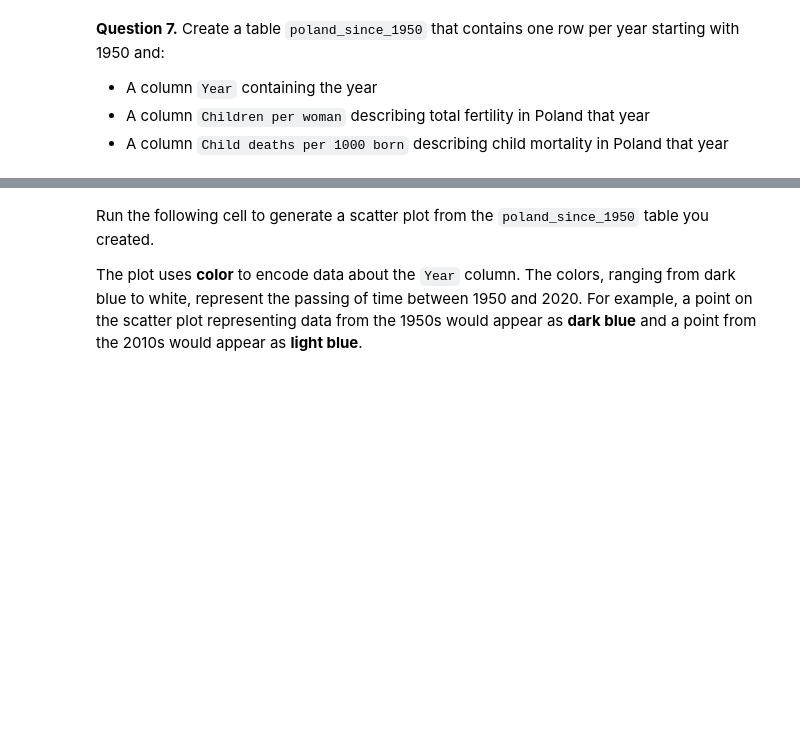
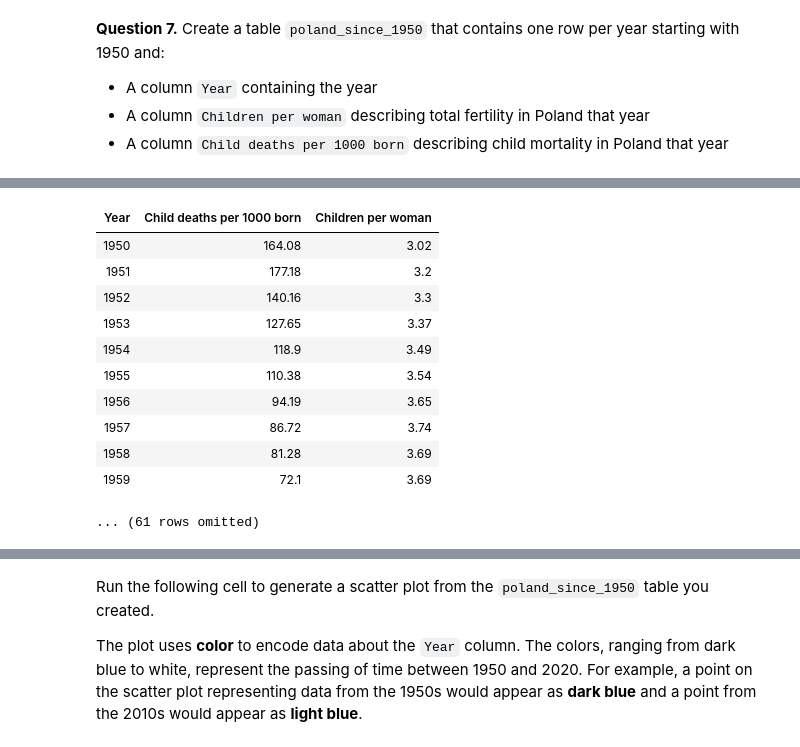
Before and after one commit to AndrewClough05/Intro-to-Data-Analytics-2.0, a Jupyter notebook: project1/project1/project1.ipynb, the cells around one changed output, grey strips where cells are left out. Drawn from its saved outputs; the diff is of its cells as text; code cells hidden in the pictures; blank space fills up the shorter version.

```diff
--- a/project1/project1/project1.ipynb
+++ b/project1/project1/project1.ipynb
@@ -250,11 +250,16 @@ _Hint_: Read about `tbl.relabeled` in the [Python Reference](https://www.data8.o
 # %%
 def fertility_over_time(country_code, start):
     """Create a two-column table that describes a country's total fertility rate each year."""
-    fertility_over_time = fertility.column("country_code")
+    fertility_over_time1 = fertility.where("geo",country_code).where("time",are.above_or_equal_to(start))
+    fertility_over_time2 = fertility_over_time1.drop("geo")
+    fertility_over_time = fertility_over_time2.relabeled("time","Year").relabeled("children_per_woman_total_fertility","Children per woman")
+
+
+
     return fertility_over_time
     ...
 
-
-poland_code = "pol"
+#children_per_woman_total_fertility
+poland_code = "usa"
 fertility_over_time(poland_code, 1950)
 # %% [output]
@@ -284,9 +319,26 @@ It has been [observed](https://www.ageing.ox.ac.uk/download/143) that lower fert
 # %%
 pol_fertility = fertility_over_time(poland_code, 1950)  # Try starting with the table you built already!
 # It's a good idea (but not required) to use multiple lines in your solution.
-pol_child_mortality = ...
-pol_fertility_and_child_mortality = ...
-poland_since_1950 = ...
+pol_child_mortality1 = child_mortality.where("geo","pol")
+pol_child_mortality2 = pol_child_mortality1.where("time",are.above_or_equal_to(1950))
+pol_child_mortality3 = pol_child_mortality2.drop("geo").relabeled("time","Year")
+
+pol_fertility_and_child_mortality = pol_child_mortality3.join("Year", pol_fertility)
+pol_fertility_and_child_mortality
+poland_since_1950 = pol_fertility_and_child_mortality.relabel("child_mortality_under_5_per_1000_born","Child deaths per 1000 born")
 poland_since_1950
+# %% [output]
+| Year | Child deaths per 1000 born | Children per woman |
+| 1950 | 164.08 | 3.02 |
+| 1951 | 177.18 | 3.2 |
+| 1952 | 140.16 | 3.3 |
+| 1953 | 127.65 | 3.37 |
+| 1954 | 118.9 | 3.49 |
+| 1955 | 110.38 | 3.54 |
+| 1956 | 94.19 | 3.65 |
+| 1957 | 86.72 | 3.74 |
+| 1958 | 81.28 | 3.69 |
+| 1959 | 72.1 | 3.69 |
+... (61 rows omitted)
 # %%
 grader.check("q1_7")
```
Also changed, not shown: parts of 20 cells of this notebook, 11 other files.
